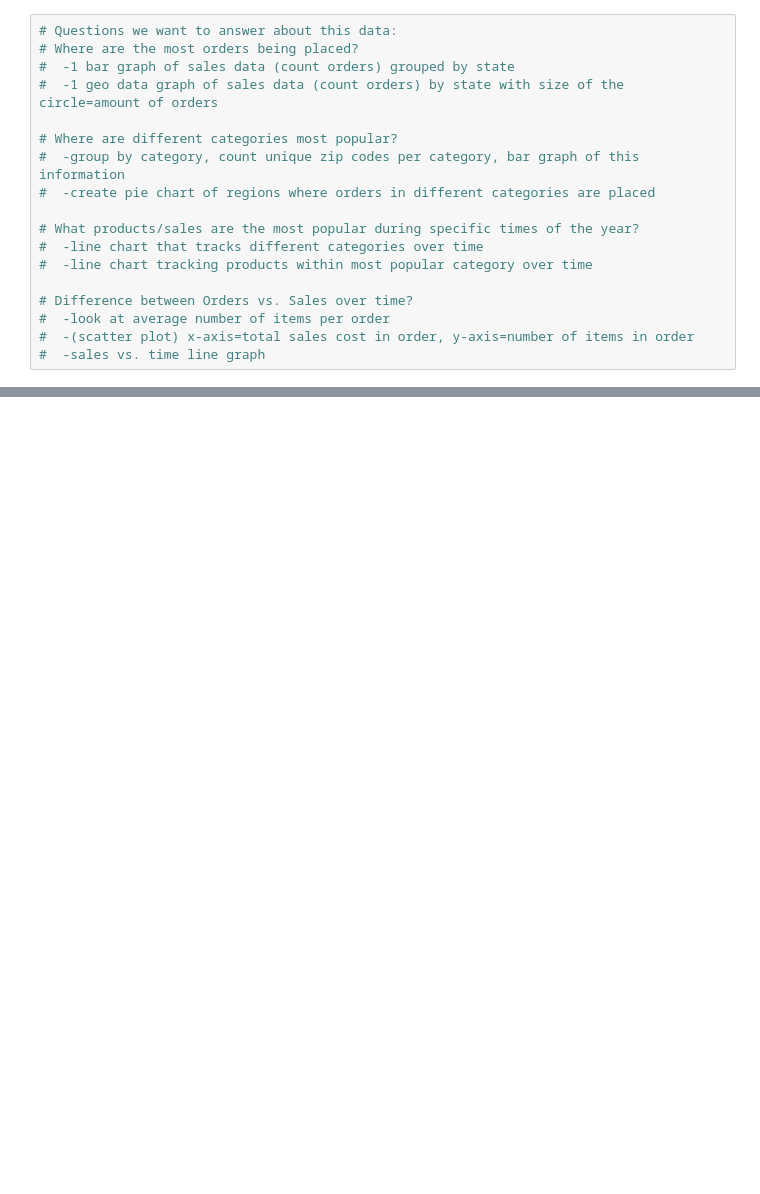
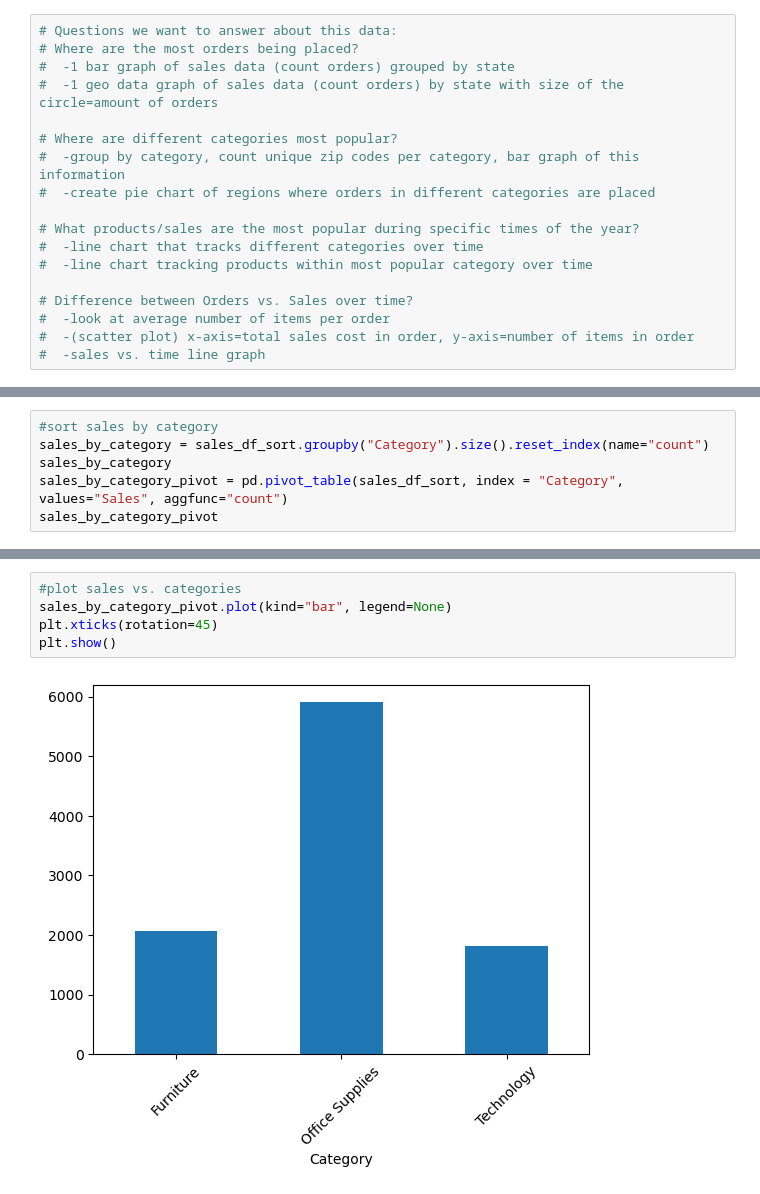
Before and after one commit to Czoperda/project-1, a Jupyter notebook: Sales Data Project.ipynb, the cells around one changed output, grey strips where cells are left out. Saved outputs shown, nothing was run; the diff lists cells and outputs as text; blank space fills up the shorter version.

```diff
--- a/Sales Data Project.ipynb
+++ b/Sales Data Project.ipynb
@@ -36,0 +132,6 @@ sales_df.count()
+# %%
+#sort sales by category
+sales_by_category = sales_df_sort.groupby("Category").size().reset_index(name="count")
+sales_by_category
+sales_by_category_pivot = pd.pivot_table(sales_df_sort, index = "Category", values="Sales", aggfunc="count")
+sales_by_category_pivot
@@ -36,0 +144,7 @@ sales_df.count()
+# %%
+#plot sales vs. categories
+sales_by_category_pivot.plot(kind="bar", legend=None)
+plt.xticks(rotation=45)
+plt.show()
+# %% [output]
+[figure, added]
```
Also changed, not shown: parts of 18 cells of this notebook.
